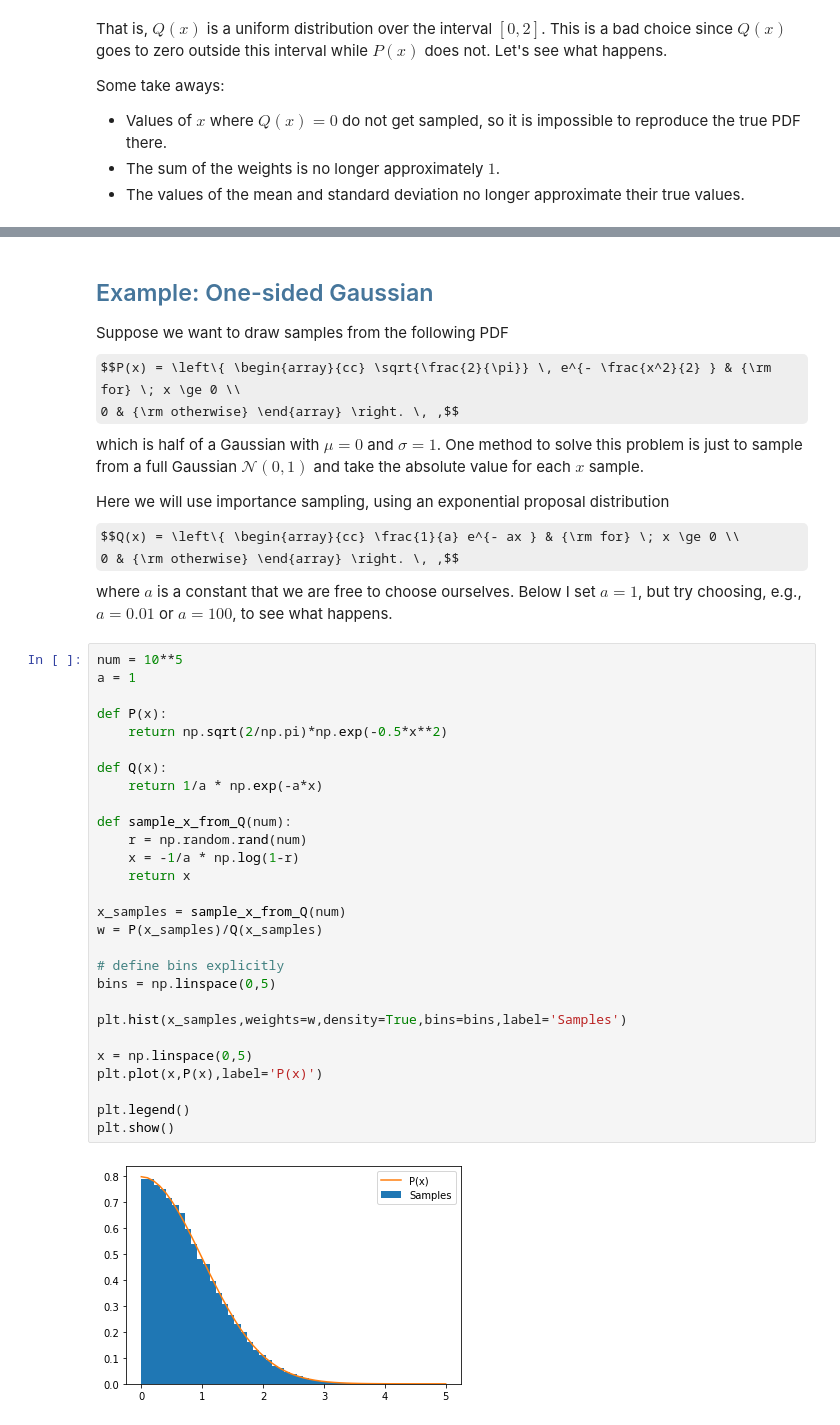
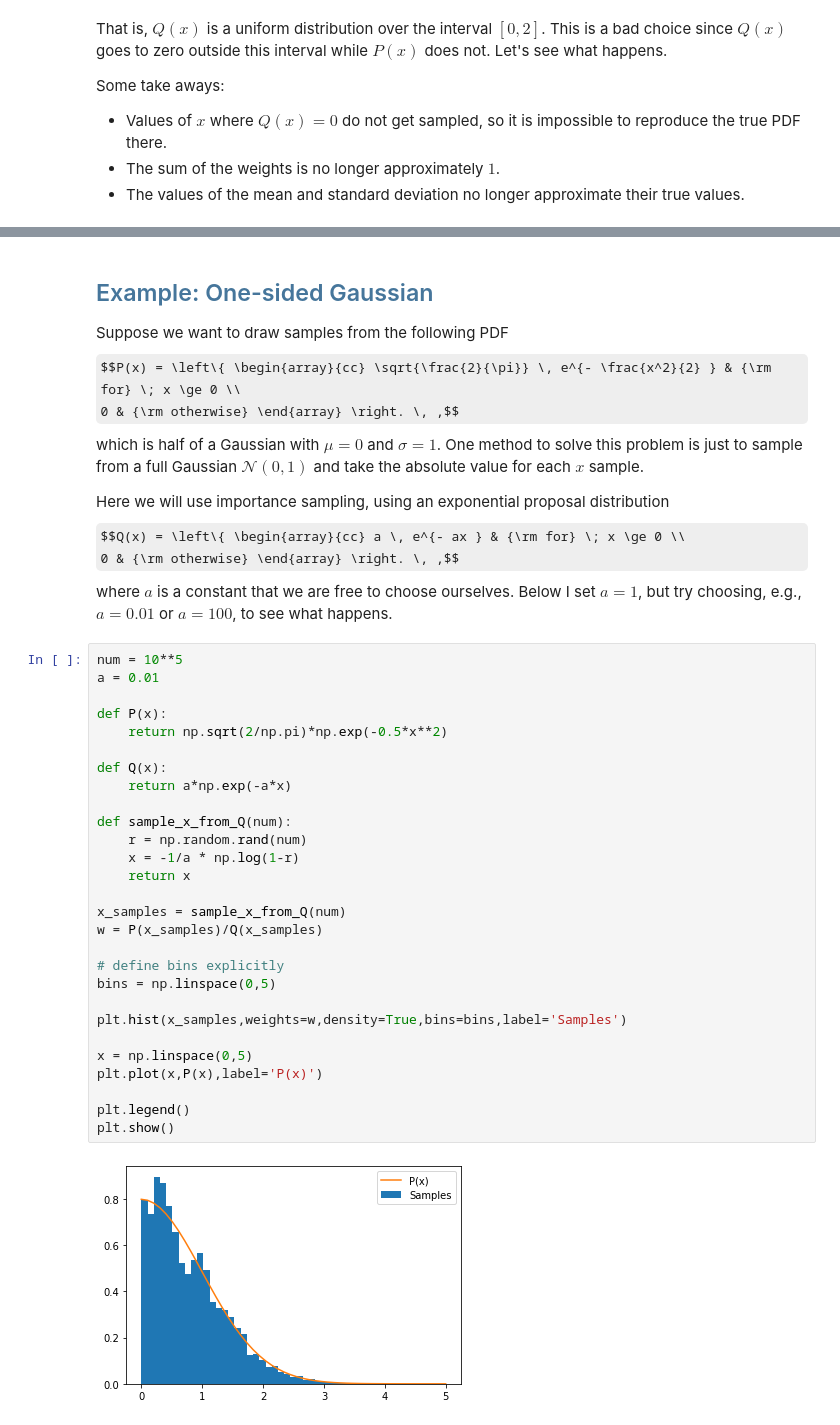
Before and after one commit to PHYS-2030-Computational-Methods/Lecture-notes, a Jupyter notebook: Lesson 4 - Importance sampling.ipynb, the cells around one changed output, grey strips where cells are left out. Saved outputs shown, nothing was run; the diff lists cells and outputs as text; some formulas as TeX source.

```diff
--- a/Lesson 4 - Importance sampling.ipynb
+++ b/Lesson 4 - Importance sampling.ipynb
@@ -249,36 +249,36 @@ which is half of a Gaussian with $\mu=0$ and $\sigma=1$.
 One method to solve this problem is just to sample from a full Gaussian $\mathcal{N}(0,1)$ and take the absolute value for each $x$ sample.
 
 Here we will use importance sampling, using an exponential proposal distribution
-$$Q(x) = \left\{ \begin{array}{cc} \frac{1}{a} e^{- ax } & {\rm for} \; x \ge 0 \\
+$$Q(x) = \left\{ \begin{array}{cc} a \, e^{- ax } & {\rm for} \; x \ge 0 \\
 0 & {\rm otherwise} \end{array} \right. \, ,$$
 where $a$ is a constant that we are free to choose ourselves. Below I set $a=1$, but try choosing, e.g., $a=0.01$ or $a=100$, to see what happens.
 # %%
 num = 10**5
-a = 1
+a = 0.01
 
 def P(x):
     return np.sqrt(2/np.pi)*np.exp(-0.5*x**2)
 
 def Q(x):
-    return 1/a * np.exp(-a*x)
+    return a*np.exp(-a*x)
 
 def sample_x_from_Q(num):
     r = np.random.rand(num)
     x = -1/a * np.log(1-r)
     return x
 
 x_samples = sample_x_from_Q(num)
 w = P(x_samples)/Q(x_samples)
 
 # define bins explicitly
 bins = np.linspace(0,5)
 
 plt.hist(x_samples,weights=w,density=True,bins=bins,label='Samples')
 
 x = np.linspace(0,5)
 plt.plot(x,P(x),label='P(x)')
 
 plt.legend()
 plt.show()
 # %% [output]
-[figure, old version]
+[figure, new version]
```
Also changed, not shown: parts of 2 cells of this notebook.
